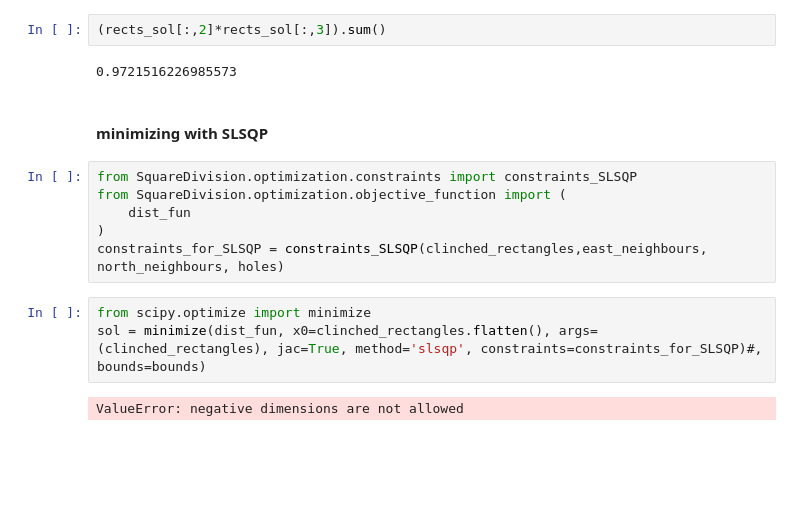
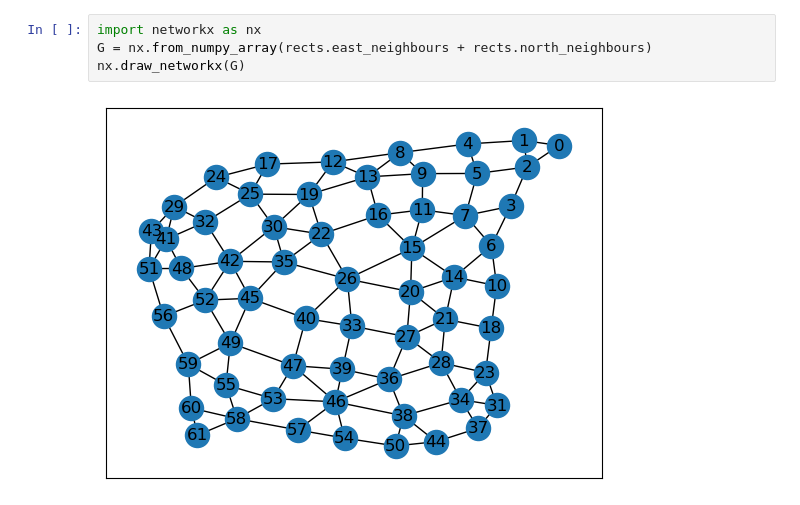
Before and after one commit to Polatucha16/SquareDivision, a Jupyter notebook: square_division_example.ipynb, the cells around one changed output. Drawn from its saved outputs; the diff is of its cells as text; blank space fills up the shorter version.

```diff
--- a/square_division_example.ipynb
+++ b/square_division_example.ipynb
@@ -222,17 +11,6 @@ plt.show()
-# %%
-(rects_sol[:,2]*rects_sol[:,3]).sum()
-# %% [output]
-0.9721516226985573
-# %% [markdown]
-#### minimizing with SLSQP
-# %%
-from SquareDivision.optimization.constraints import constraints_SLSQP
-from SquareDivision.optimization.objective_function import (
-    dist_fun
-)
-constraints_for_SLSQP = constraints_SLSQP(clinched_rectangles,east_neighbours, north_neighbours, holes)
-# %%
-from scipy.optimize import minimize
-sol = minimize(dist_fun, x0=clinched_rectangles.flatten(), args=(clinched_rectangles), jac=True, method='slsqp', constraints=constraints_for_SLSQP)#, bounds=bounds)
-# %% [output]
-ValueError: negative dimensions are not allowed
+# %%
+import networkx as nx
+G = nx.from_numpy_array(rects.east_neighbours + rects.north_neighbours)
+nx.draw_networkx(G)
+# %% [output]
+[figure, added]
```
Also changed, not shown: parts of 21 cells of this notebook, 4 other files.
